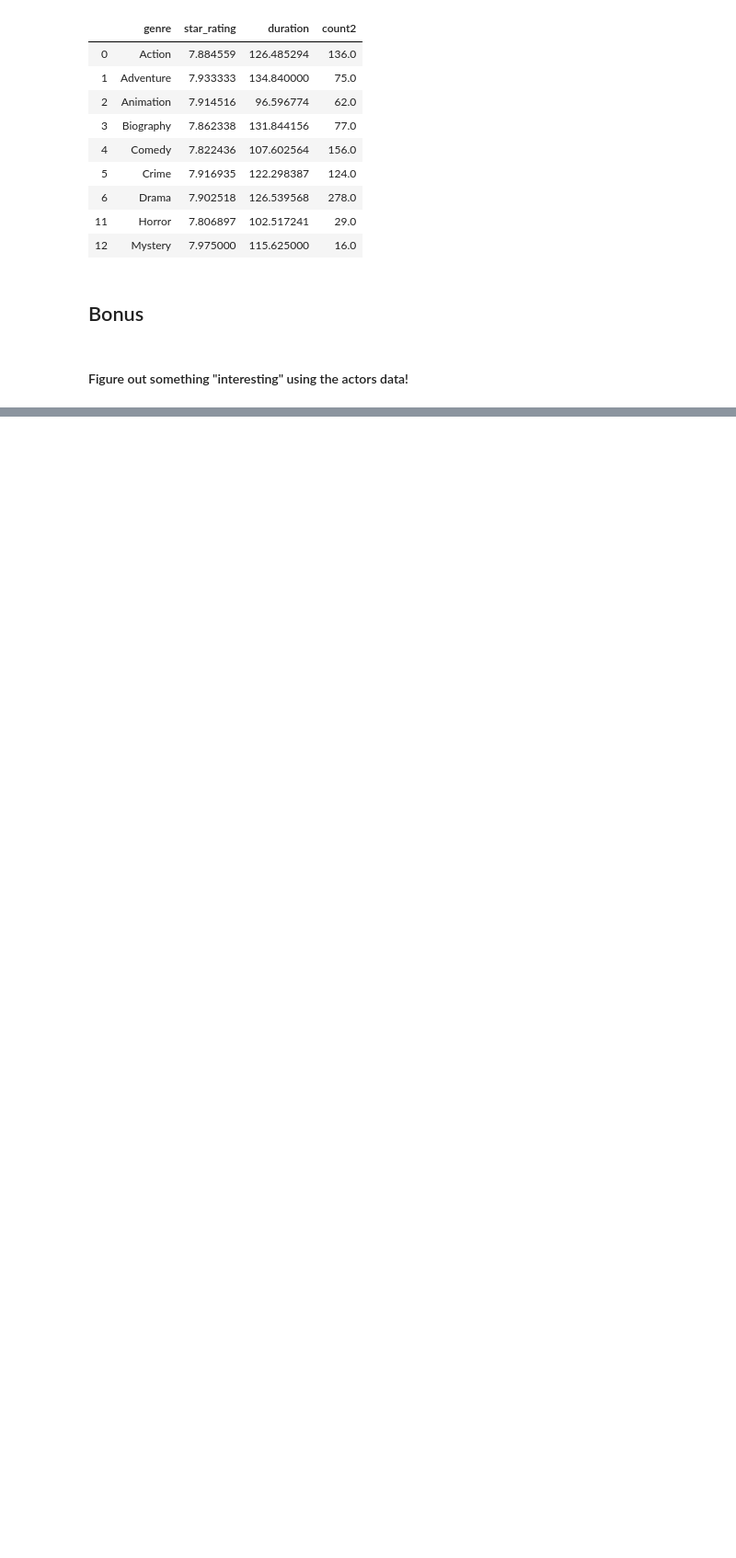
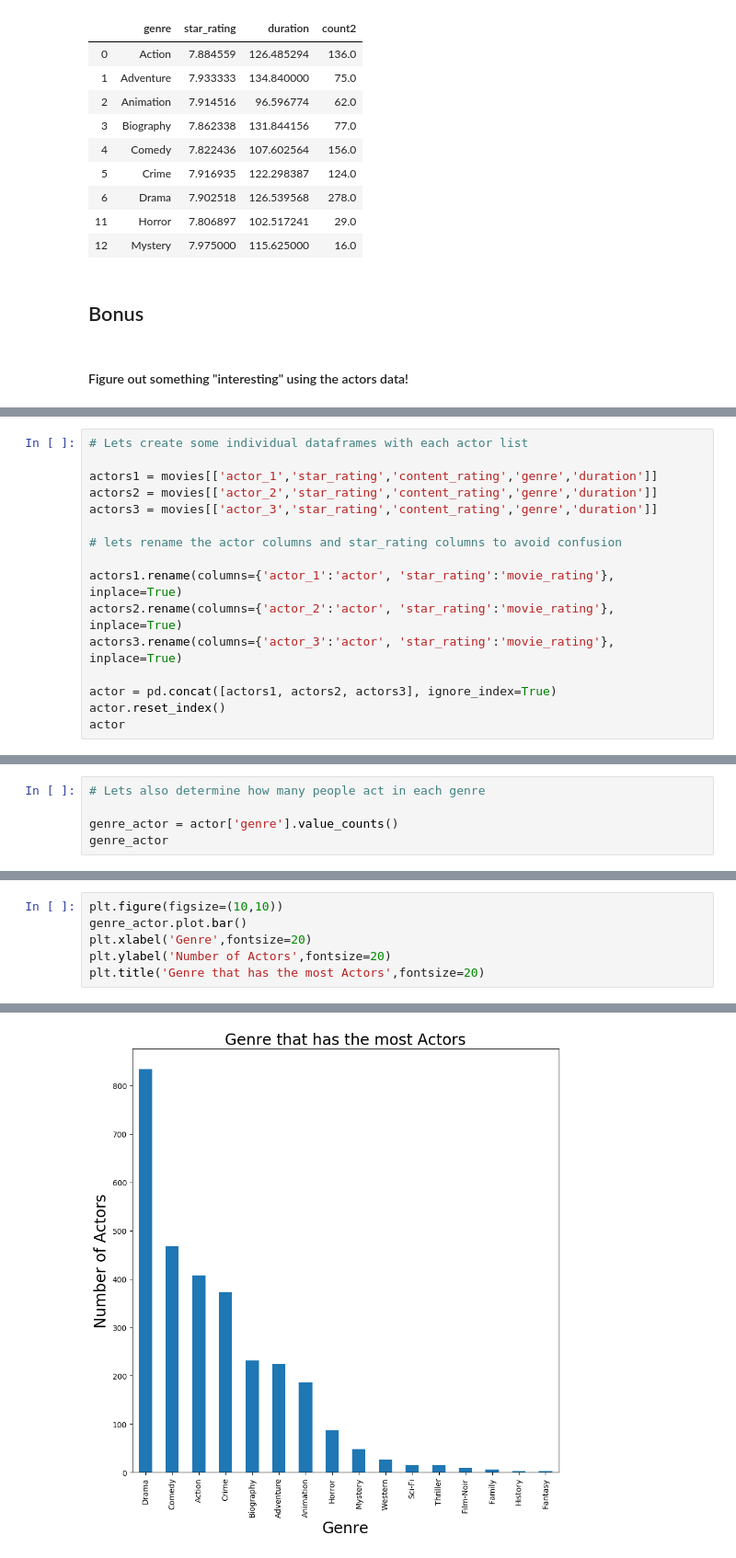
Before and after one commit to the-rahul-kumar/ga-homework-challenge-wk3, a Jupyter notebook: imdb.ipynb, the cells around one changed output, grey strips where cells are left out. Shown at 92% size. Saved outputs shown, nothing was run; the diff lists cells and outputs as text; blank space fills up the shorter version.

```diff
--- a/imdb.ipynb
+++ b/imdb.ipynb
@@ -439,0 +494,16 @@ movies
+# %%
+# Lets create some individual dataframes with each actor list
+
+actors1 = movies[['actor_1','star_rating','content_rating','genre','duration']]
+actors2 = movies[['actor_2','star_rating','content_rating','genre','duration']]
+actors3 = movies[['actor_3','star_rating','content_rating','genre','duration']]
+
+# lets rename the actor columns and star_rating columns to avoid confusion
+
+actors1.rename(columns={'actor_1':'actor', 'star_rating':'movie_rating'}, inplace=True)
+actors2.rename(columns={'actor_2':'actor', 'star_rating':'movie_rating'}, inplace=True)
+actors3.rename(columns={'actor_3':'actor', 'star_rating':'movie_rating'}, inplace=True)
+
+actor = pd.concat([actors1, actors2, actors3], ignore_index=True)
+actor.reset_index()
+actor
@@ -439,0 +556,5 @@ movies
+# %%
+# Lets also determine how many people act in each genre
+
+genre_actor = actor['genre'].value_counts()
+genre_actor
@@ -439,0 +579,7 @@ movies
+# %%
+plt.figure(figsize=(10,10))
+genre_actor.plot.bar()
+plt.xlabel('Genre',fontsize=20)
+plt.ylabel('Number of Actors',fontsize=20)
+plt.title('Genre that has the most Actors',fontsize=20)
+# %% [output]
@@ -439,0 +587 @@ movies
+[figure, added]
```
Also changed, not shown: parts of 7 cells of this notebook.
